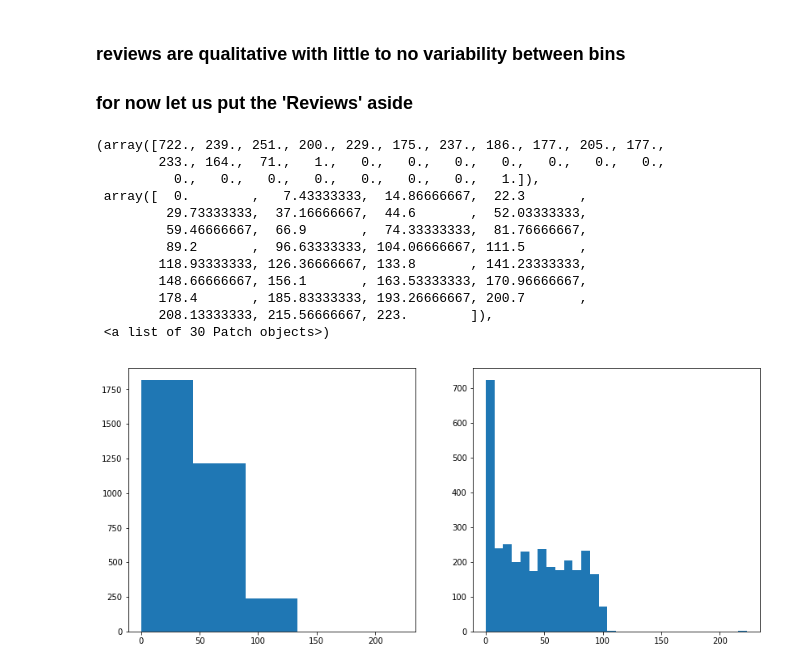
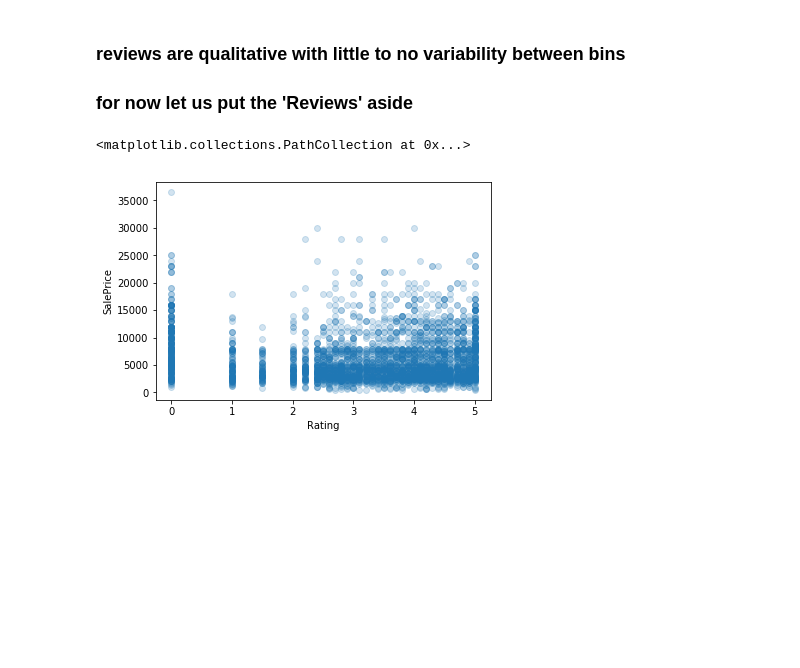
Before and after one commit to nomadskyler/AdidasNikePortfolioProject, a Jupyter notebook: AdidasNikeProject.ipynb, the cells around one changed output. Cells and saved outputs as stored; diff of their text form; code cells hidden in the pictures; blank space fills up the shorter version.

```diff
--- a/AdidasNikeProject.ipynb
+++ b/AdidasNikeProject.ipynb
@@ -306,32 +306,13 @@ plt.hist( bin_ratings , bins = 30 )
 # %% [markdown]
 ### reviews are qualitative with little to no variability between bins
 ### for now let us put the 'Reviews' aside
-# %%
-#plot 'Reviews' feature with varying bins
-plt.figure( figsize = ( 14 , 6 ) )
-plt.subplot( 1 , 2 , 1 )
-
-#save feature into new variable
-bin_reviews =  data[ 'Reviews' ]
-
-#left plot
-plt.hist( bin_reviews , bins = 5 )
-
-plt.subplot( 1 , 2 , 2 )
-
-#right plot
-plt.hist( bin_reviews , bins = 30 )
-# %% [output]
-(array([722., 239., 251., 200., 229., 175., 237., 186., 177., 205., 177.,
-        233., 164.,  71.,   1.,   0.,   0.,   0.,   0.,   0.,   0.,   0.,
-          0.,   0.,   0.,   0.,   0.,   0.,   0.,   1.]),
- array([  0.        ,   7.43333333,  14.86666667,  22.3       ,
-         29.73333333,  37.16666667,  44.6       ,  52.03333333,
-         59.46666667,  66.9       ,  74.33333333,  81.76666667,
-         89.2       ,  96.63333333, 104.06666667, 111.5       ,
-        118.93333333, 126.36666667, 133.8       , 141.23333333,
-        148.66666667, 156.1       , 163.53333333, 170.96666667,
-        178.4       , 185.83333333, 193.26666667, 200.7       ,
-        208.13333333, 215.56666667, 223.        ]),
- <a list of 30 Patch objects>)
-[figure, removed]
+# %%
+x = 'Rating'
+y = 'SalePrice'
+
+plt.xlabel( x )
+plt.ylabel( y )
+plt.scatter( data[x] , data[y] , alpha = 0.2)
+# %% [output]
+<matplotlib.collections.PathCollection at 0x...>
+[figure, added]
```
Also changed, not shown: parts of 4 cells of this notebook.
